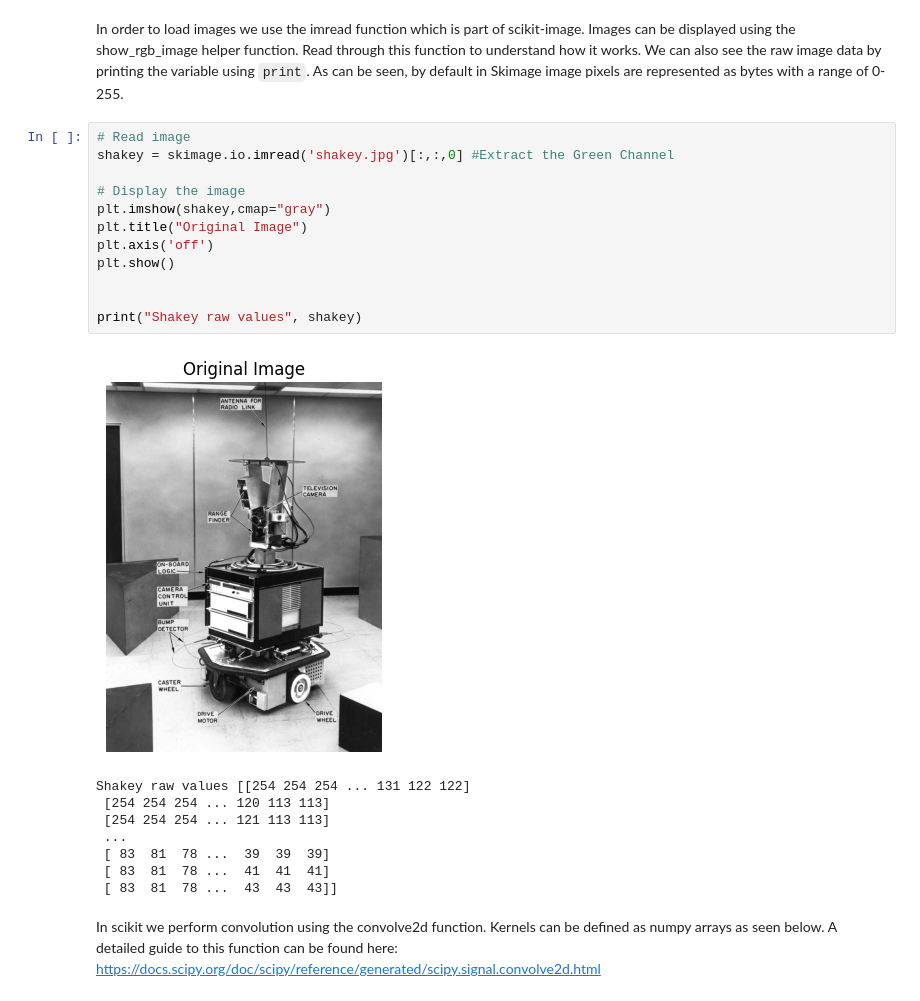
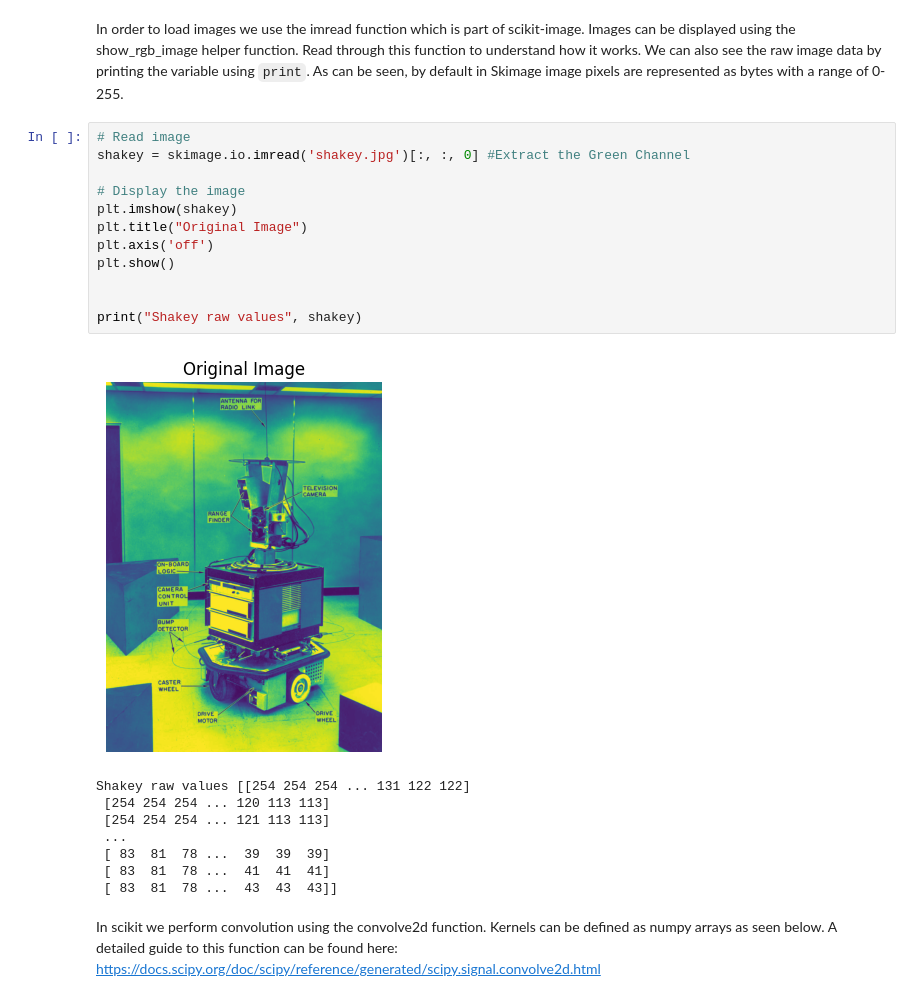
Before and after one commit to adetunjii/robot-vision, a Jupyter notebook: Lab1/lab1.ipynb, the cells around one changed output. Drawn from its saved outputs; the diff is of its cells as text.

```diff
--- a/Lab1/lab1.ipynb
+++ b/Lab1/lab1.ipynb
@@ -29,18 +29,18 @@ import math
 In order to load images we use the imread function which is part of scikit-image. Images can be displayed using the show_rgb_image helper function. Read through this function to understand how it works. We can also see the raw image data by printing the variable using `print`. As can be seen, by default in Skimage image pixels are represented as bytes with a range of 0-255.
 # %%
 # Read image
-shakey = skimage.io.imread('shakey.jpg')[:,:,0] #Extract the Green Channel
+shakey = skimage.io.imread('shakey.jpg')[:, :, 0] #Extract the Green Channel
 
 # Display the image
-plt.imshow(shakey,cmap="gray")
+plt.imshow(shakey)
 plt.title("Original Image")
 plt.axis('off')
 plt.show()
 
 
 print("Shakey raw values", shakey)
 # %% [output]
-[figure, old version]
+[figure, new version]
 Shakey raw values [[254 254 254 ... 131 122 122]
  [254 254 254 ... 120 113 113]
  [254 254 254 ... 121 113 113]
```
